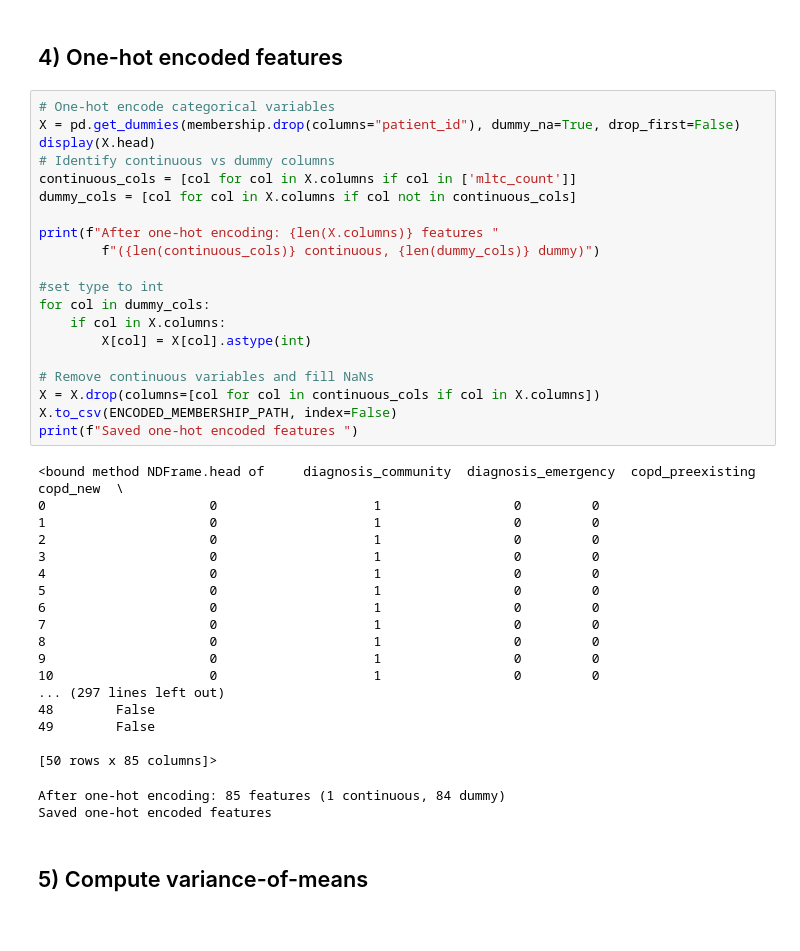
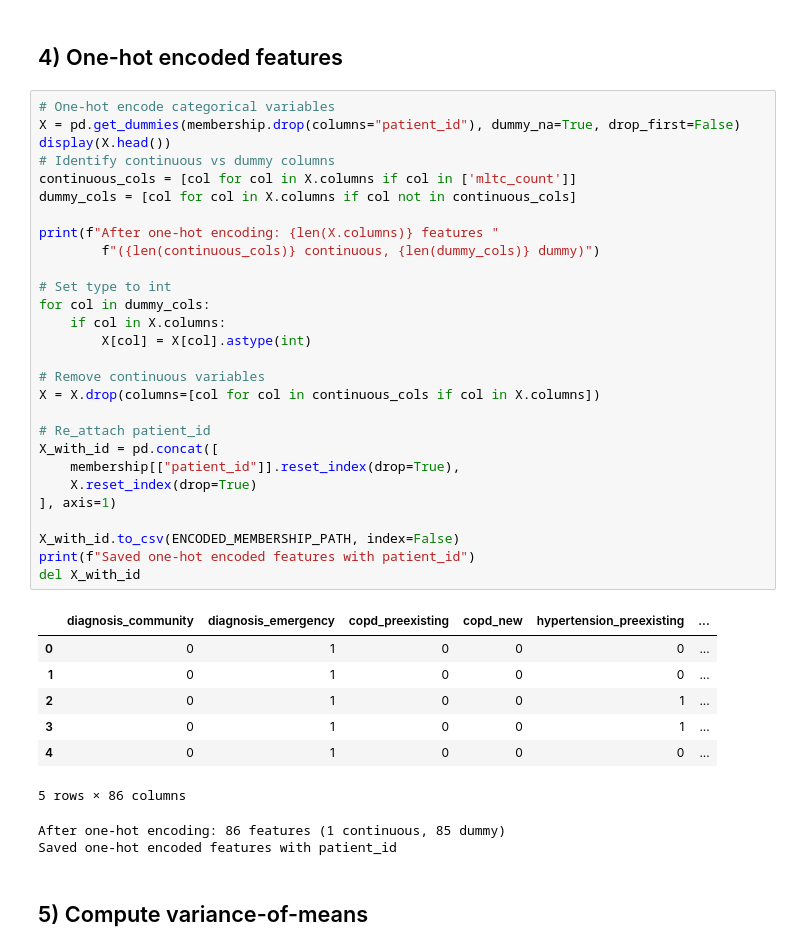
Before and after one commit to REDUCE-HF/reducehf, a Jupyter notebook: analysis/clustering/08_vom.ipynb, the cells around one changed output. Drawn from its saved outputs; the diff is of its cells as text.

```diff
--- a/analysis/clustering/08_vom.ipynb
+++ b/analysis/clustering/08_vom.ipynb
@@ -75,43 +76,41 @@ Saved membership features
 # %%
 # One-hot encode categorical variables
 X = pd.get_dummies(membership.drop(columns="patient_id"), dummy_na=True, drop_first=False)
-display(X.head)
+display(X.head())
 # Identify continuous vs dummy columns
 continuous_cols = [col for col in X.columns if col in ['mltc_count']]
 dummy_cols = [col for col in X.columns if col not in continuous_cols]
 
 print(f"After one-hot encoding: {len(X.columns)} features "
         f"({len(continuous_cols)} continuous, {len(dummy_cols)} dummy)")
 
-#set type to int
+# Set type to int
 for col in dummy_cols:
     if col in X.columns:
         X[col] = X[col].astype(int)
 
-# Remove continuous variables and fill NaNs
+# Remove continuous variables
 X = X.drop(columns=[col for col in continuous_cols if col in X.columns])
-X.to_csv(ENCODED_MEMBERSHIP_PATH, index=False)
-print(f"Saved one-hot encoded features ")
+
+# Re_attach patient_id
+X_with_id = pd.concat([
+    membership[["patient_id"]].reset_index(drop=True),
+    X.reset_index(drop=True)
+], axis=1)
+
+X_with_id.to_csv(ENCODED_MEMBERSHIP_PATH, index=False)
+print(f"Saved one-hot encoded features with patient_id")
+del X_with_id
 # %% [output]
+|  | diagnosis_community | diagnosis_emergency | copd_preexisting | copd_new | hypertension_preexisting | ... |
+| 0 | 0 | 1 | 0 | 0 | 0 | ... |
+| 1 | 0 | 1 | 0 | 0 | 0 | ... |
+| 2 | 0 | 1 | 0 | 0 | 1 | ... |
+| 3 | 0 | 1 | 0 | 0 | 1 | ... |
+| 4 | 0 | 1 | 0 | 0 | 0 | ... |
-<bound method NDFrame.head of     diagnosis_community  diagnosis_emergency  copd_preexisting  copd_new  \
-0                     0                    1                 0         0
-1                     0                    1                 0         0
-2                     0                    1                 0         0
-3                     0                    1                 0         0
-4                     0                    1                 0         0
-5                     0                    1                 0         0
-6                     0                    1                 0         0
-7                     0                    1                 0         0
-8                     0                    1                 0         0
-9                     0                    1                 0         0
-10                    0                    1                 0         0
-... (297 lines left out)
-48        False
-49        False
-
-[50 rows x 85 columns]>
+5 rows × 86 columns
-After one-hot encoding: 85 features (1 continuous, 84 dummy)
-Saved one-hot encoded features
+After one-hot encoding: 86 features (1 continuous, 85 dummy)
+Saved one-hot encoded features with patient_id
 # %% [markdown]
 ## 5) Compute variance-of-means
 # %%
```
Also changed, not shown: parts of 3 cells of this notebook, 4 other files.
